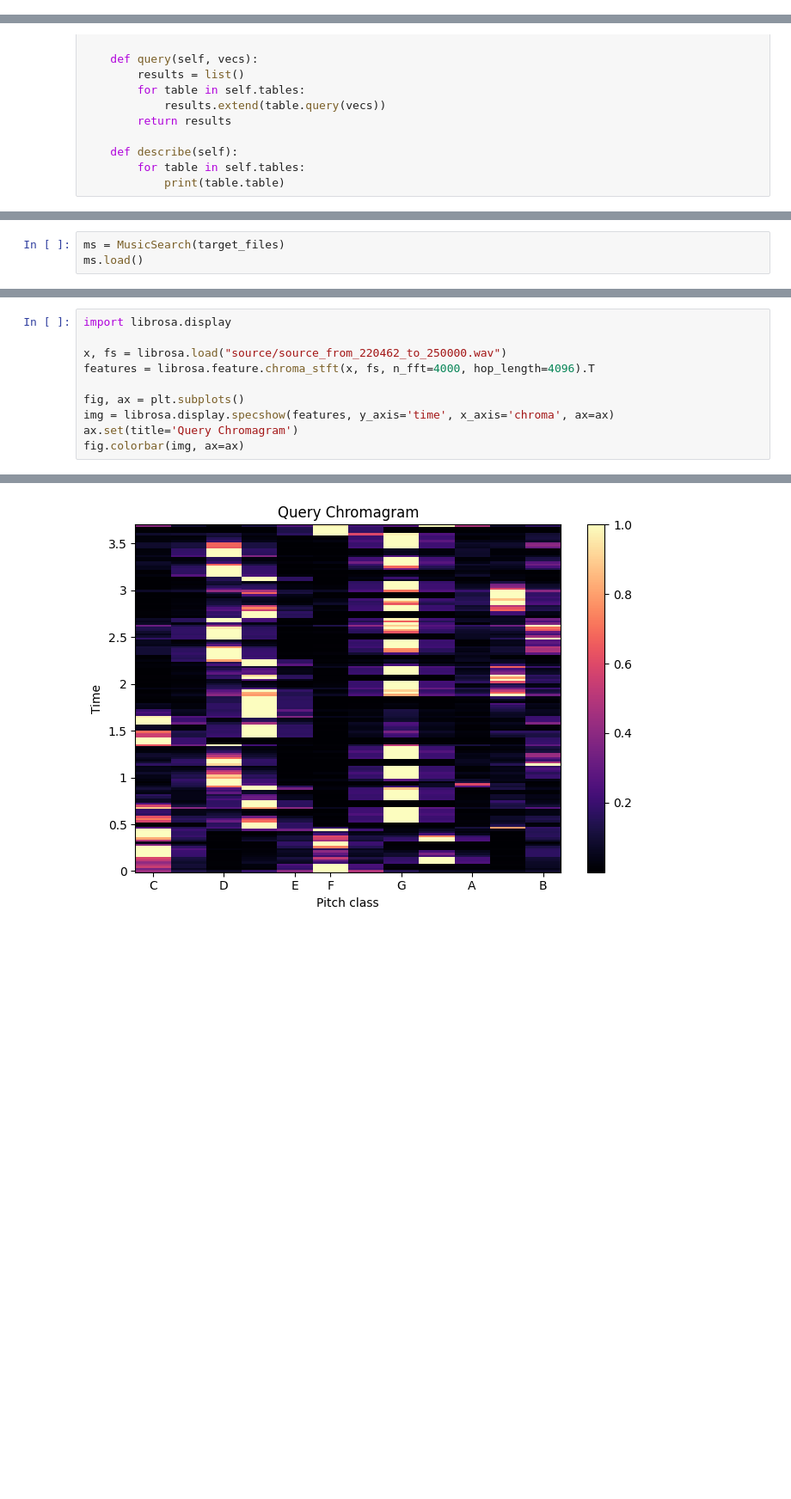
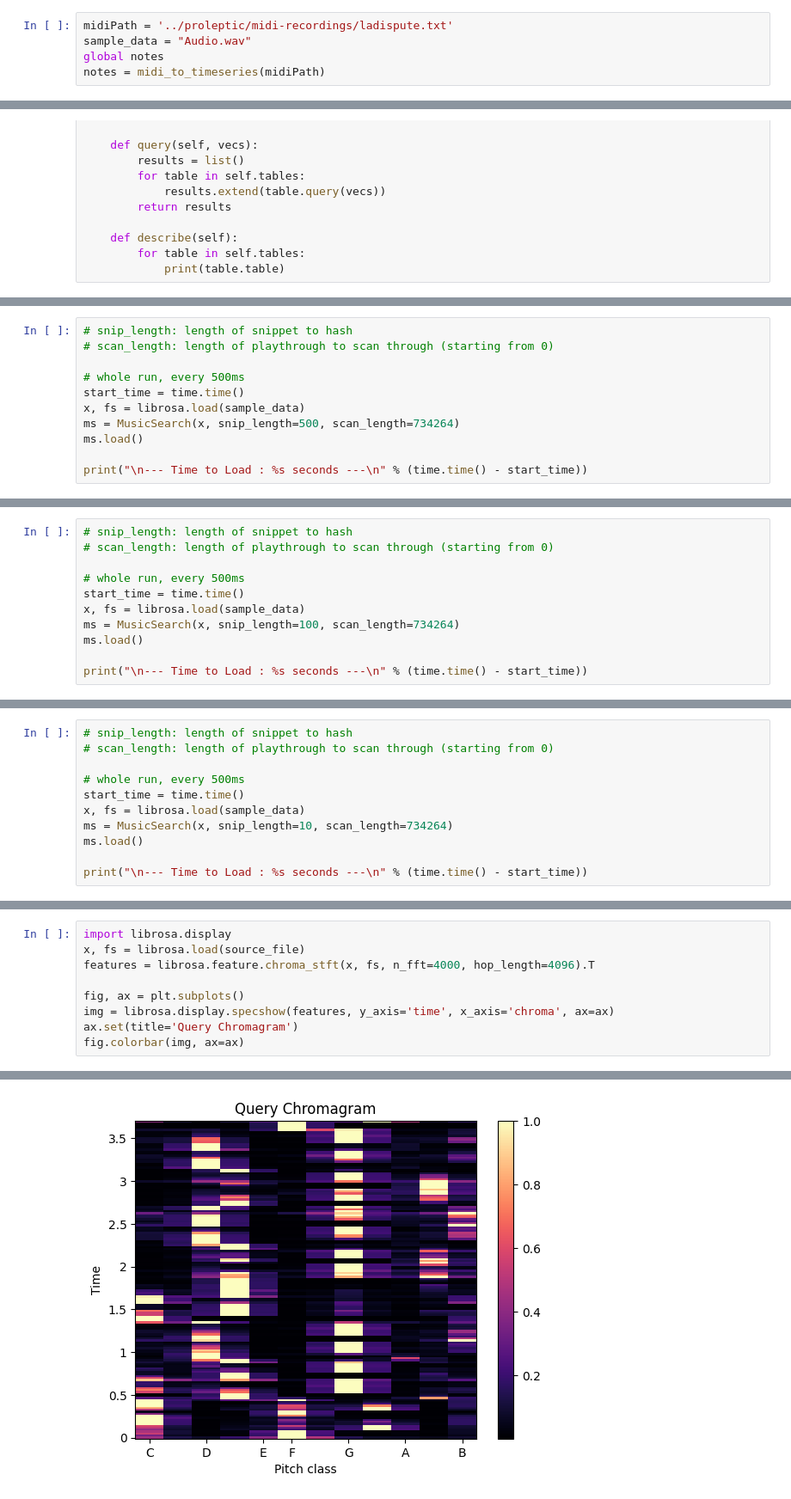
Before and after one commit to stanford-stagecast/stagecast-dev, a Jupyter notebook: LSHMusicalSimilarity.ipynb, the cells around one changed output, grey strips where cells are left out. Shown at 86% size. Saved outputs shown, nothing was run; the diff lists cells and outputs as text; blank space fills up the shorter version.

Commit message:
indexing midi instead of store/load from file

```diff
--- a/LSHMusicalSimilarity.ipynb
+++ b/LSHMusicalSimilarity.ipynb
@@ -10,0 +38,5 @@ warnings.simplefilter(action='ignore', category=FutureWarning)
+# %%
+midiPath = '../proleptic/midi-recordings/ladispute.txt'
+sample_data = "Audio.wav"
+global notes
+notes = midi_to_timeseries(midiPath)
@@ -110,4 +171,12 @@ target_files = [os.path.join(target_dir, f) for f in os.listdir(target_dir)]
 # %%
-ms = MusicSearch(target_files)
+# snip_length: length of snippet to hash
+# scan_length: length of playthrough to scan through (starting from 0)
+
+# whole run, every 500ms
+start_time = time.time()
+x, fs = librosa.load(sample_data)
+ms = MusicSearch(x, snip_length=500, scan_length=734264)
 ms.load()
+
+print("\n--- Time to Load : %s seconds ---\n" % (time.time() - start_time))
 # %% [output]
@@ -130,0 +217,11 @@ ms.load()
+# %%
+# snip_length: length of snippet to hash
+# scan_length: length of playthrough to scan through (starting from 0)
+
+# whole run, every 500ms
+start_time = time.time()
+x, fs = librosa.load(sample_data)
+ms = MusicSearch(x, snip_length=100, scan_length=734264)
+ms.load()
+
+print("\n--- Time to Load : %s seconds ---\n" % (time.time() - start_time))
@@ -130,0 +263,11 @@ ms.load()
+# %%
+# snip_length: length of snippet to hash
+# scan_length: length of playthrough to scan through (starting from 0)
+
+# whole run, every 500ms
+start_time = time.time()
+x, fs = librosa.load(sample_data)
+ms = MusicSearch(x, snip_length=10, scan_length=734264)
+ms.load()
+
+print("\n--- Time to Load : %s seconds ---\n" % (time.time() - start_time))
@@ -138,16 +314,15 @@ num results 11185149
 # %%
 import librosa.display
-
-x, fs = librosa.load("source/source_from_220462_to_250000.wav")
+x, fs = librosa.load(source_file)
 features = librosa.feature.chroma_stft(x, fs, n_fft=4000, hop_length=4096).T
 
 fig, ax = plt.subplots()
 img = librosa.display.specshow(features, y_axis='time', x_axis='chroma', ax=ax)
 ax.set(title='Query Chromagram')
 fig.colorbar(img, ax=ax)
 # %% [output]
 <matplotlib.colorbar.Colorbar at 0x...>
-[figure, old version]
+[figure, new version]
 # %%
 import re
 targetStarts = []
```
Also changed, not shown: parts of 10 cells of this notebook.
